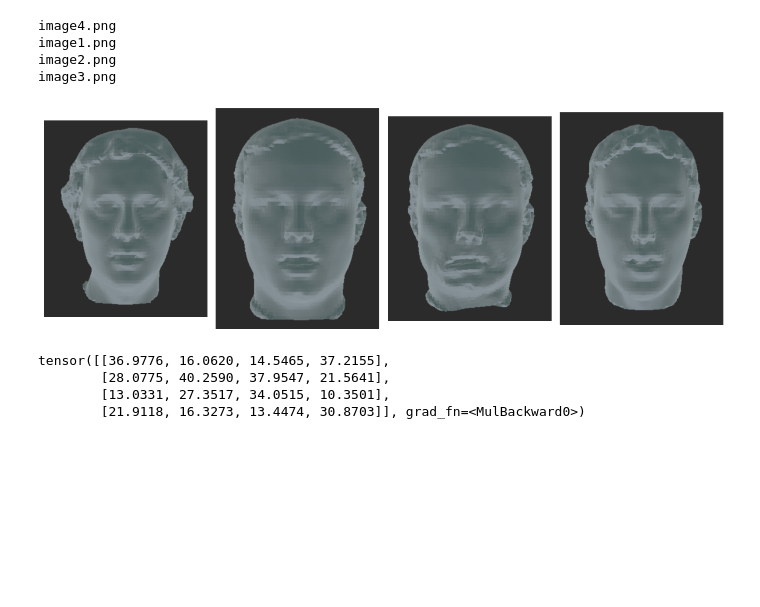
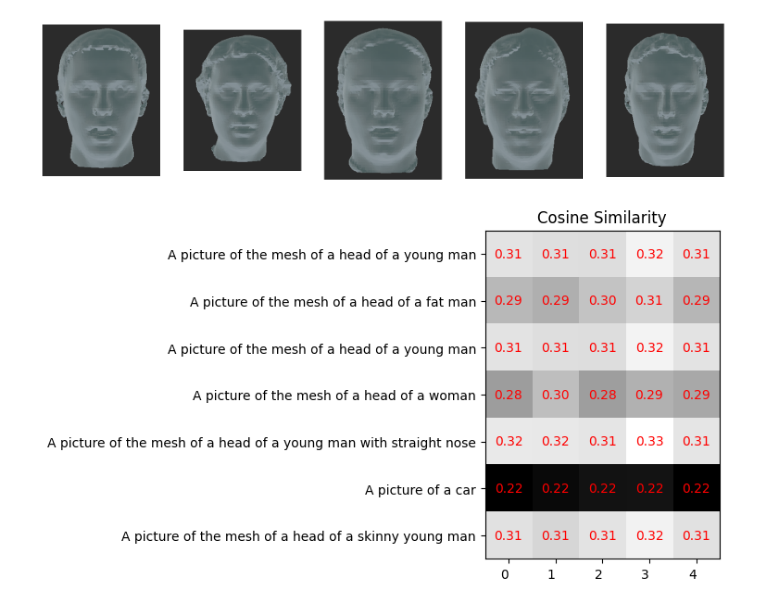
Before and after one commit to kasothaphie/Text2Head, a Jupyter notebook: CLIP_scores.ipynb, the cells around one changed output. Saved outputs shown, nothing was run; the diff lists cells and outputs as text; code cells hidden in the pictures; blank space fills up the shorter version.

Commit message:
CLIP score calculation + heatmap

```diff
--- a/CLIP_scores.ipynb
+++ b/CLIP_scores.ipynb
@@ -7,36 +9,73 @@ from PIL import Image
 device = "cuda" if torch.cuda.is_available() else "cpu"
 model, preprocess = clip.load("ViT-B/32", device=device)
 # %%
-# inputs
+# image inputs
 image_folder = '/Users/katharinaschmid/Text2Head/NPHM-main/rendering_data'
+
 images = []
+preprocessed_images = torch.tensor([])
 for filename in os.listdir(image_folder):
     if filename.endswith(".png"):
         image = Image.open(os.path.join(image_folder, filename))
         images.append(image)
+        preprocessed_image = preprocess(image).unsqueeze(0) # [1, 3, 224, 224]
+        preprocessed_images = torch.cat((preprocessed_images, preprocessed_image), dim=0)
 num_images = len(images)
-num_cols = min(num_images, 4)  # Number of columns for display
-num_rows = (num_images - 1) // num_cols + 1  # Number of rows
 
-fig, axs = plt.subplots(num_rows, num_cols, figsize=(12, 8))
-for i, image in enumerate(images):
-    ax = axs[i // num_cols, i % num_cols]
-    ax.imshow(image)
-    ax.axis("off")  # Turn off axes for each subplot
+fig, axes = plt.subplots(1, len(images), figsize=(20, 5))
+for i, img in enumerate(images):
+    ax = axes[i]
+    ax.imshow(img)  # Display each image
+    ax.axis('off')  # Turn off axis labels
 
-# Remove empty subplots if there are more cells than images
-for i in range(num_images, num_rows * num_cols):
-    fig.delaxes(axs[i // num_cols, i % num_cols])
+plt.show()
 
-plt.tight_layout()
+# text inputs
+general = "A picture of the mesh of a head of "
+captions = []
+captions.append(general + "a young man")
+captions.append(general + "a fat man")
+captions.append(general + "a young man")
+captions.append(general +"a woman")
+captions.append(general + "a young man with straight nose")
+captions.append("A picture of a car")
+captions.append(general + "a skinny young man")
+
+preprocessed_text = clip.tokenize(captions).to(device) # [num_captions, 77]
+
+with torch.no_grad():
+    image_features = model.encode_image(preprocessed_images) # [num_images, 512]
+    text_features = model.encode_text(preprocessed_text) # [num_captions, 512]
+
+# Normalize
+image_features /= image_features.norm(dim=-1, keepdim=True)
+text_features /= text_features.norm(dim=-1, keepdim=True)
+
+cosine_similarity = torch.matmul(text_features, image_features.T)
+#print(cosine_similarity)
+
+fig, ax = plt.subplots()
+im = ax.imshow(cosine_similarity, cmap='gray')
+
+# Show all ticks and label them with the respective list entries
+ax.set_xticks(np.arange(len(images)))
+ax.set_yticks(np.arange(len(captions)), labels=captions)
+
+# Rotate the tick labels and set their alignment.
+plt.setp(ax.get_xticklabels(), ha="right",
+         rotation_mode="anchor")
+
+# Loop over data dimensions and create text annotations.
+for i in range(len(captions)):
+    for j in range(len(images)):
+        similarity = cosine_similarity[i, j].numpy()
+        formatted_similarity = "{:.2f}".format(similarity)  # Limit to 2 decimal places
+        text = ax.text(j, i, formatted_similarity,
+                       ha="center", va="center", color="r")
+
+ax.set_title("Cosine Similarity")
+fig.tight_layout()
 plt.show()
 # %% [output]
-image4.png
-image1.png
-image2.png
-image3.png
-[figure, old version]
+[figure, new version]
-tensor([[36.9776, 16.0620, 14.5465, 37.2155],
-        [28.0775, 40.2590, 37.9547, 21.5641],
-        [13.0331, 27.3517, 34.0515, 10.3501],
-        [21.9118, 16.3273, 13.4474, 30.8703]], grad_fn=<MulBackward0>)
+[figure, added]
```
Also changed, not shown: parts of 2 cells of this notebook.
